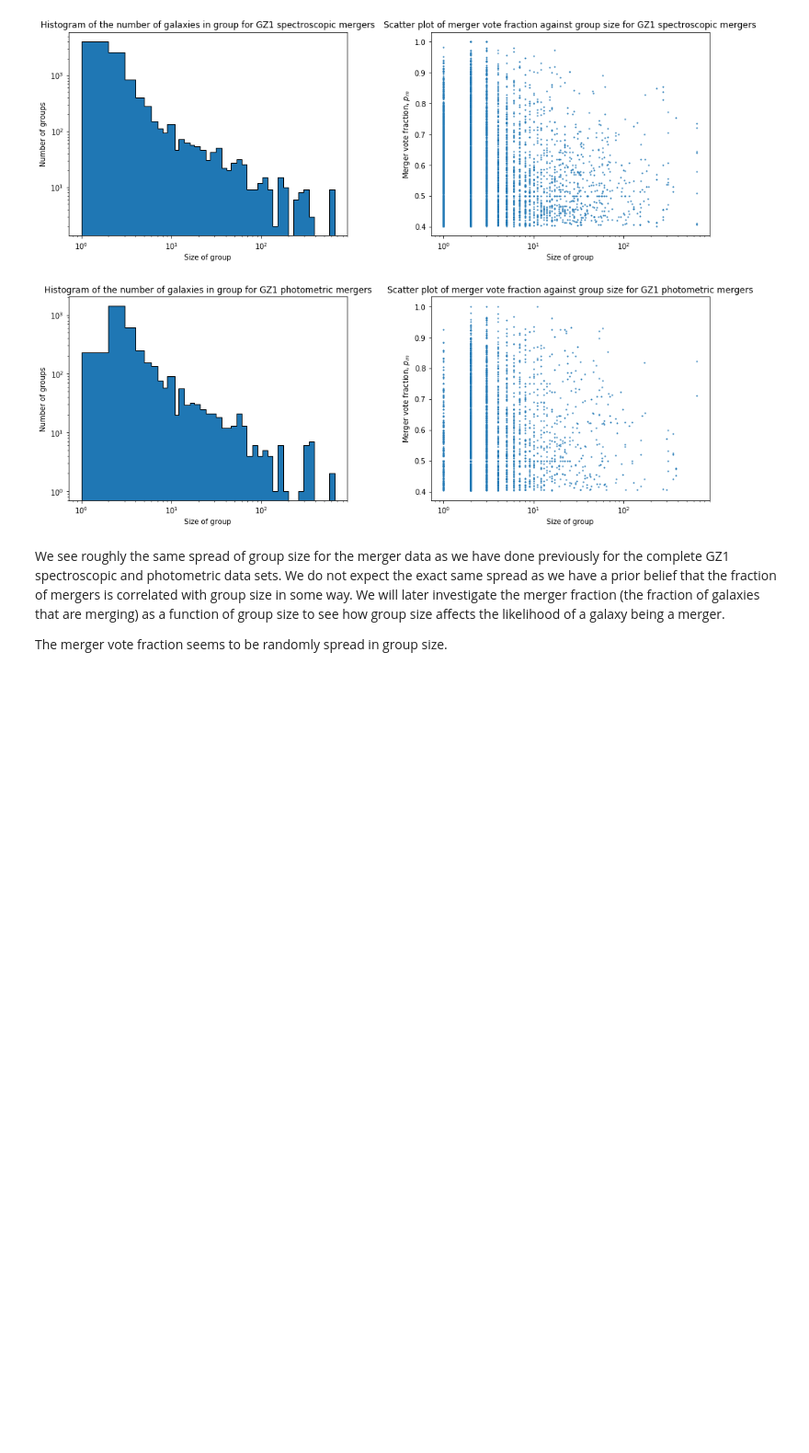
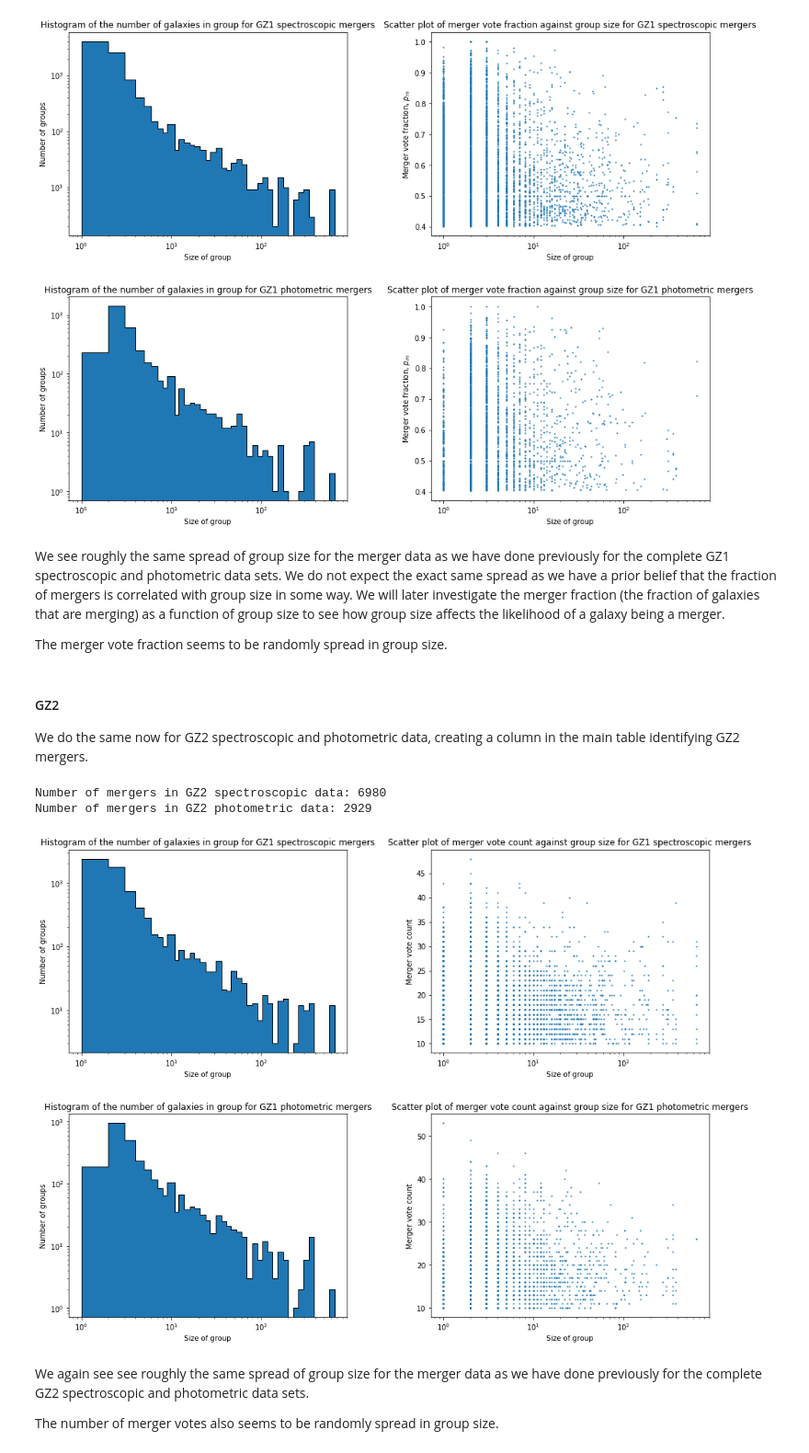
Before and after one commit to tplews98/MPhys_Project, a Jupyter notebook: MT_Week6_Groups.ipynb, the cells around one changed output. Shown at 92% size. Cells and saved outputs as stored; diff of their text form; code cells hidden in the pictures; blank space fills up the shorter version.

Commit message:
GZ1, GZ2, Groups and Mergers

```diff
--- a/MT_Week6_Groups.ipynb
+++ b/MT_Week6_Groups.ipynb
@@ -424,0 +409,59 @@ all_data_pandas[all_data_pandas["Merger_classifications"] == 2]
+# %% [markdown]
+#### GZ2
+We do the same now for GZ2 spectroscopic and photometric data, creating a column in the main table identifying GZ2 mergers.
+# %%
+# Create a new column in the data for GZ1 mergers, with a value of 1 if the galaxy is classified as a merger, and 0 if not
+all_data_pandas = all_data.to_pandas()
+all_data_pandas["GZ2_merger_yes"] = 0
+all_data_pandas.loc[(all_data_pandas["GZ2"] == 1) & (all_data_pandas["t06_odd_a14_yes_count"] >= 20) & (all_data_pandas["t06_odd_a14_yes_debiased"] > 0.42) & (all_data_pandas["t08_odd_feature_a24_merger_count"] >= 10) & (all_data_pandas["t08_odd_feature_a24_merger_debiased"] > 0.4), "GZ2_merger_yes"] = 1
+all_data = Table.from_pandas(all_data_pandas)
+
+# New tables of only the galaxies classified as mergers
+gz2_spectro_mergers = all_data[(all_data["GZ2_main_spectroz"] == 1) & (all_data["GZ2_merger_yes"] == 1)]
+gz2_photo_mergers = all_data[(all_data["GZ2_main_photoz"] == 1) & (all_data["GZ2_merger_yes"] == 1)]
+print("Number of mergers in GZ2 spectroscopic data: "+ str(len(gz2_spectro_mergers)))
+print("Number of mergers in GZ2 photometric data: "+ str(len(gz2_photo_mergers)))
+
+fig, ax = plt.subplots(2, 2, figsize=(16,12))
+
+# Plot histogram of group size for galaxies classified as mergers
+ax[0, 0].hist(gz2_spectro_mergers["group_size"], bins=log_bins, edgecolor="black", histtype="stepfilled")
+ax[0, 0].set_xscale("log")
+ax[0, 0].set_yscale("log")
+ax[0, 0].set_xlabel("Size of group")
+ax[0, 0].set_ylabel("Number of groups")
+ax[0, 0].set_title("Histogram of the number of galaxies in group for GZ1 spectroscopic mergers")
+
+# Plot scatter plot of merger vote fraction against group size, for galaxies classified as mergers
+ax[0, 1].scatter(gz2_spectro_mergers["group_size"], gz2_spectro_mergers["t08_odd_feature_a24_merger_count"], s=1.2)
+ax[0, 1].set_xscale("log")
+ax[0, 1].set_xlabel("Size of group")
+ax[0, 1].set_ylabel("Merger vote count")
+ax[0, 1].set_title("Scatter plot of merger vote count against group size for GZ1 spectroscopic mergers")
+
+# Plot histogram of group size for galaxies classified as mergers
+ax[1, 0].hist(gz2_photo_mergers["group_size"], bins=log_bins, edgecolor="black", histtype="stepfilled")
+ax[1, 0].set_xscale("log")
+ax[1, 0].set_yscale("log")
+ax[1, 0].set_xlabel("Size of group")
+ax[1, 0].set_ylabel("Number of groups")
+ax[1, 0].set_title("Histogram of the number of galaxies in group for GZ1 photometric mergers")
+
+# Plot scatter plot of merger vote fraction against group size, for galaxies classified as mergers
+ax[1, 1].scatter(gz2_photo_mergers["group_size"], gz2_photo_mergers["t08_odd_feature_a24_merger_count"], s=1.2)
+ax[1, 1].set_xscale("log")
+ax[1, 1].set_xlabel("Size of group")
+ax[1, 1].set_ylabel("Merger vote count")
+ax[1, 1].set_title("Scatter plot of merger vote count against group size for GZ1 photometric mergers")
+
+fig.subplots_adjust(wspace=0.3, hspace=0.3)
+
+plt.show()
+# %% [output]
+Number of mergers in GZ2 spectroscopic data: 6980
+Number of mergers in GZ2 photometric data: 2929
+[figure, added]
+# %% [markdown]
+We again see see roughly the same spread of group size for the merger data as we have done previously for the complete GZ2 spectroscopic and photometric data sets.
+
+The number of merger votes also seems to be randomly spread in group size.
```
Also changed, not shown: parts of 23 cells of this notebook.
